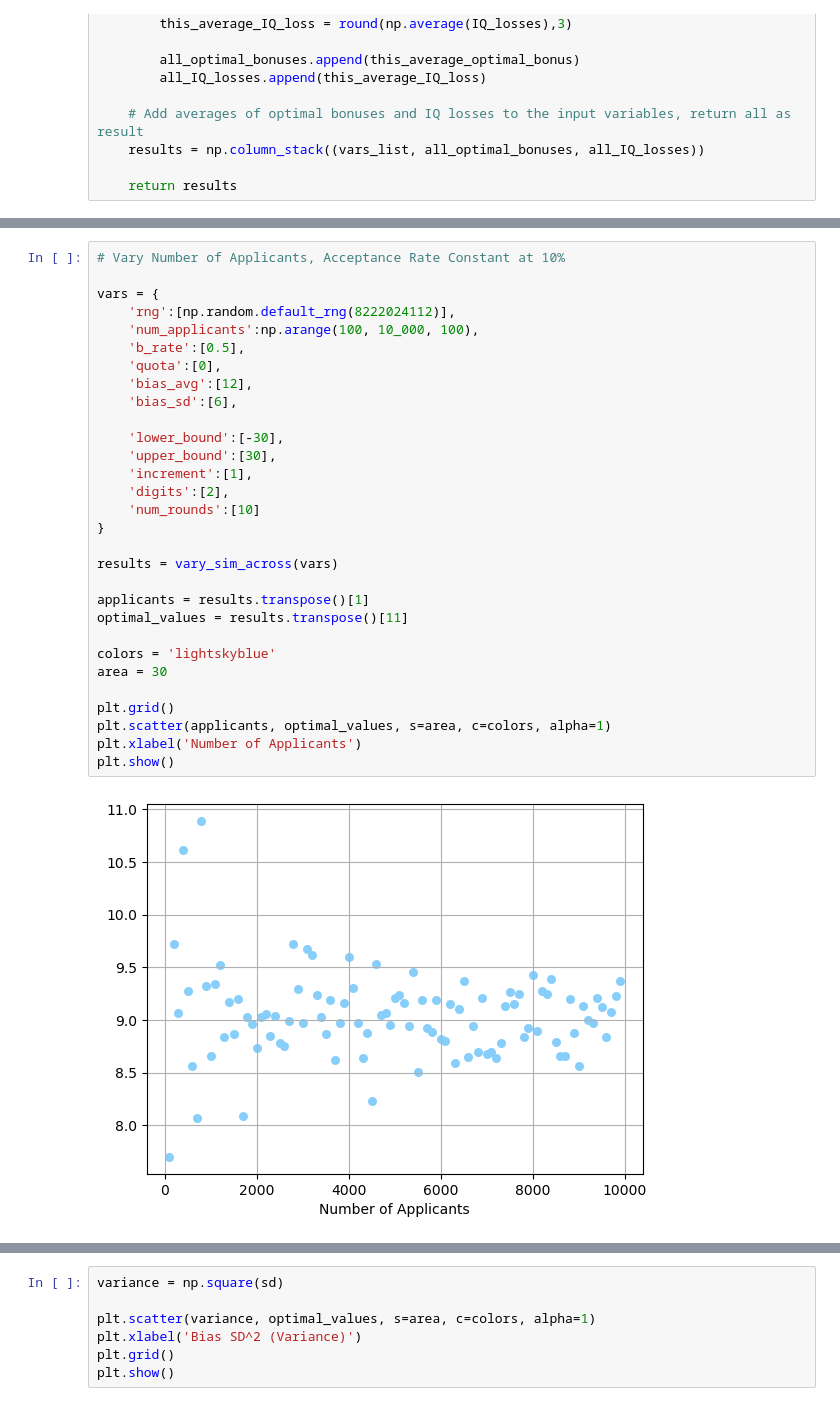
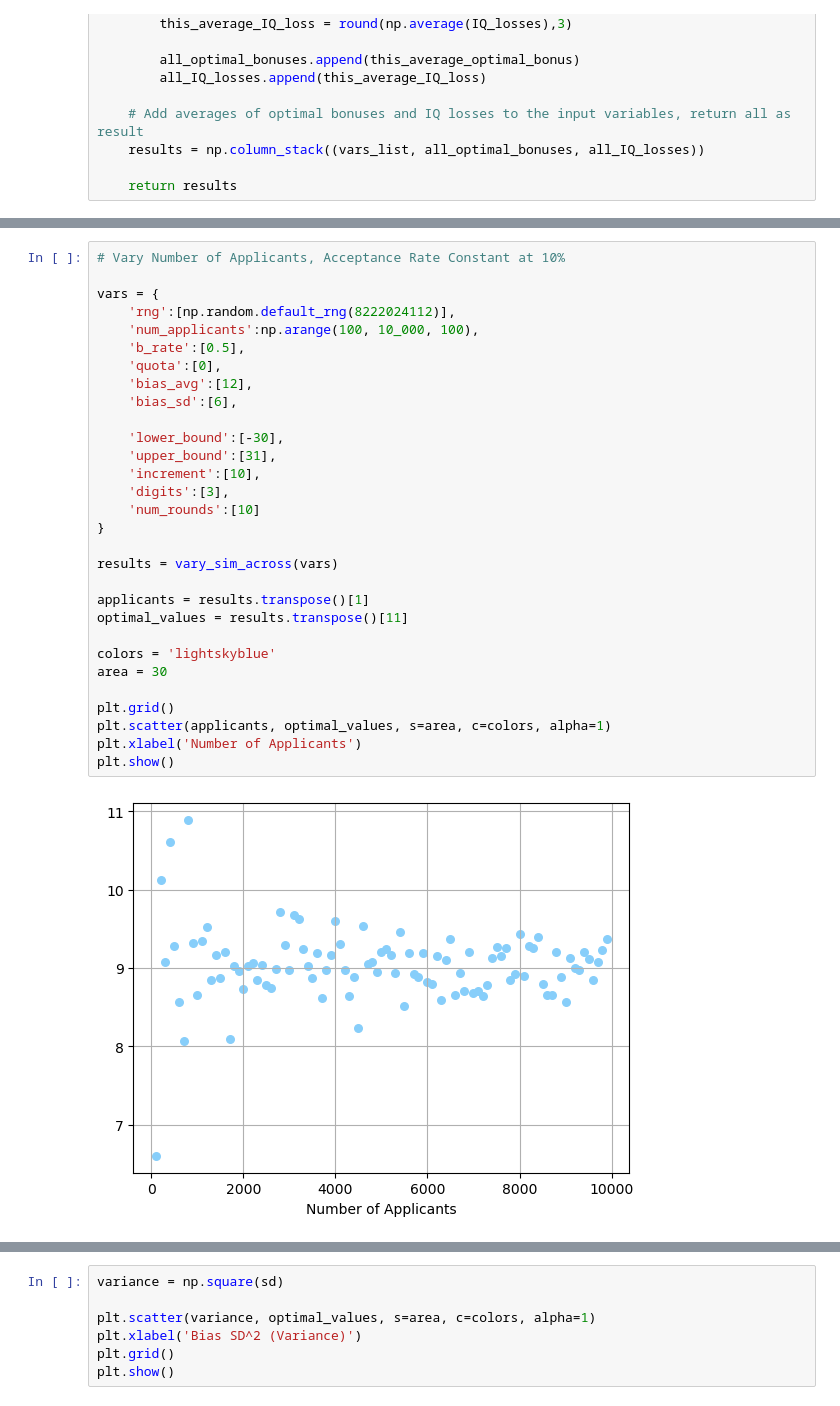
Before and after one commit to sam8457/aa-sim, a Jupyter notebook: aa-sim-optimal-points-testing.ipynb, the cells around one changed output, grey strips where cells are left out. Saved outputs shown, nothing was run; the diff lists cells and outputs as text.

```diff
--- a/aa-sim-optimal-points-testing.ipynb
+++ b/aa-sim-optimal-points-testing.ipynb
@@ -360,35 +302,35 @@ plt.show()
 # %%
 # Vary Number of Applicants, Acceptance Rate Constant at 10%
 
 vars = {
     'rng':[np.random.default_rng(8222024112)],
     'num_applicants':np.arange(100, 10_000, 100),
     'b_rate':[0.5],
     'quota':[0],
     'bias_avg':[12],
     'bias_sd':[6],
 
     'lower_bound':[-30],
-    'upper_bound':[30],
-    'increment':[1],
-    'digits':[2],
+    'upper_bound':[31],
+    'increment':[10],
+    'digits':[3],
     'num_rounds':[10]
 }
 
 results = vary_sim_across(vars)
 
 applicants = results.transpose()[1]
 optimal_values = results.transpose()[11]
 
 colors = 'lightskyblue'
 area = 30
 
 plt.grid()
 plt.scatter(applicants, optimal_values, s=area, c=colors, alpha=1)
 plt.xlabel('Number of Applicants')
 plt.show()
 # %% [output]
-[figure, old version]
+[figure, new version]
 # %%
 # Vary SD and Average of Bias
 
```
Also changed, not shown: parts of 24 cells of this notebook, 1 other file.
